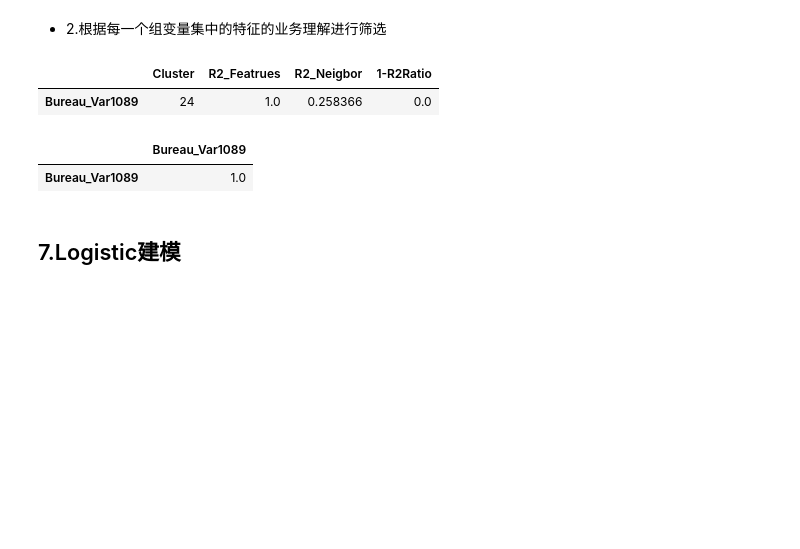
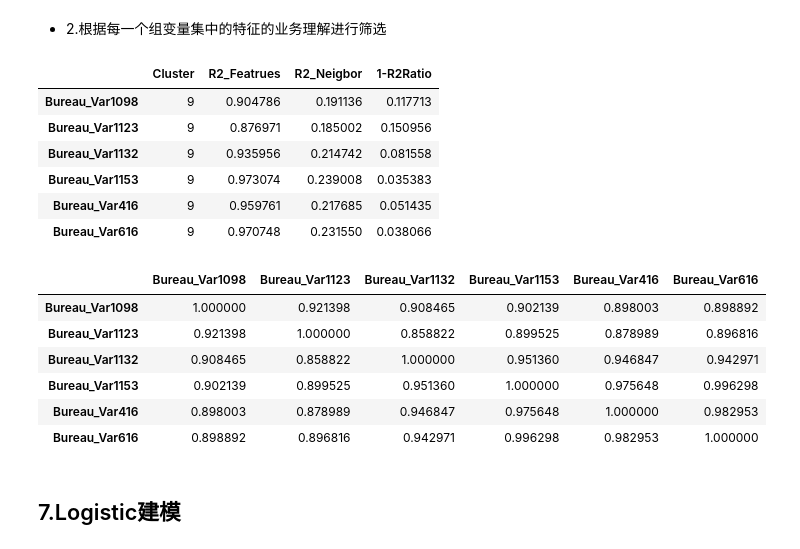
Before and after one commit to zk403/mlearn, a Jupyter notebook: demo/4.经典Logistic评分卡.ipynb, the cells around one changed output. Cells and saved outputs as stored; diff of their text form; code cells hidden in the pictures; blank space fills up the shorter version.

```diff
--- a/demo/4.经典Logistic评分卡.ipynb
+++ b/demo/4.经典Logistic评分卡.ipynb
@@ -613,15 +613,25 @@ X_test_woe_fa=fa.transform(X_test_woe)
 
 + 2.根据每一个组变量集中的特征的业务理解进行筛选
 # %%
-fa.rsquare_infos.query("Cluster==24") #24号特征组的情况
+fa.rsquare_infos.query("Cluster==9") #某个特征组的情况
 # %% [output]
 |  | Cluster | R2_Featrues | R2_Neigbor | 1-R2Ratio |
-| Bureau_Var1089 | 24 | 1.0 | 0.258366 | 0.0 |
+| Bureau_Var1098 | 9 | 0.904786 | 0.191136 | 0.117713 |
+| Bureau_Var1123 | 9 | 0.876971 | 0.185002 | 0.150956 |
+| Bureau_Var1132 | 9 | 0.935956 | 0.214742 | 0.081558 |
+| Bureau_Var1153 | 9 | 0.973074 | 0.239008 | 0.035383 |
+| Bureau_Var416 | 9 | 0.959761 | 0.217685 | 0.051435 |
+| Bureau_Var616 | 9 | 0.970748 | 0.231550 | 0.038066 |
 # %%
-X_train_woe[fa.rsquare_infos.query("Cluster==24").index].corr() #24号特征组的内部相关性情况
+X_train_woe[fa.rsquare_infos.query("Cluster==9").index].corr() #某个特征组的内部相关性情况
 # %% [output]
-|  | Bureau_Var1089 |
-| Bureau_Var1089 | 1.0 |
+|  | Bureau_Var1098 | Bureau_Var1123 | Bureau_Var1132 | Bureau_Var1153 | Bureau_Var416 | Bureau_Var616 |
+| Bureau_Var1098 | 1.000000 | 0.921398 | 0.908465 | 0.902139 | 0.898003 | 0.898892 |
+| Bureau_Var1123 | 0.921398 | 1.000000 | 0.858822 | 0.899525 | 0.878989 | 0.896816 |
+| Bureau_Var1132 | 0.908465 | 0.858822 | 1.000000 | 0.951360 | 0.946847 | 0.942971 |
+| Bureau_Var1153 | 0.902139 | 0.899525 | 0.951360 | 1.000000 | 0.975648 | 0.996298 |
+| Bureau_Var416 | 0.898003 | 0.878989 | 0.946847 | 0.975648 | 1.000000 | 0.982953 |
+| Bureau_Var616 | 0.898892 | 0.896816 | 0.942971 | 0.996298 | 0.982953 | 1.000000 |
 # %% [markdown]
 ## 7.Logistic建模
 # %% [markdown]
```
Also changed, not shown: parts of 4 cells of this notebook.
